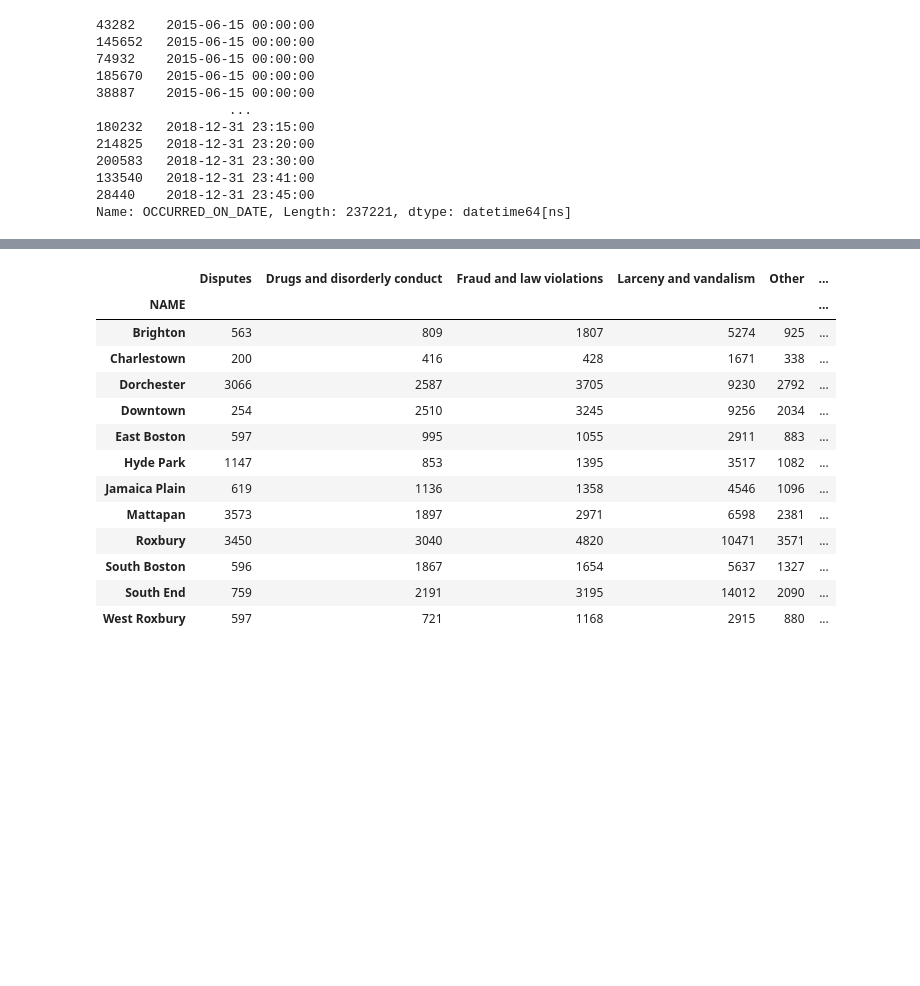
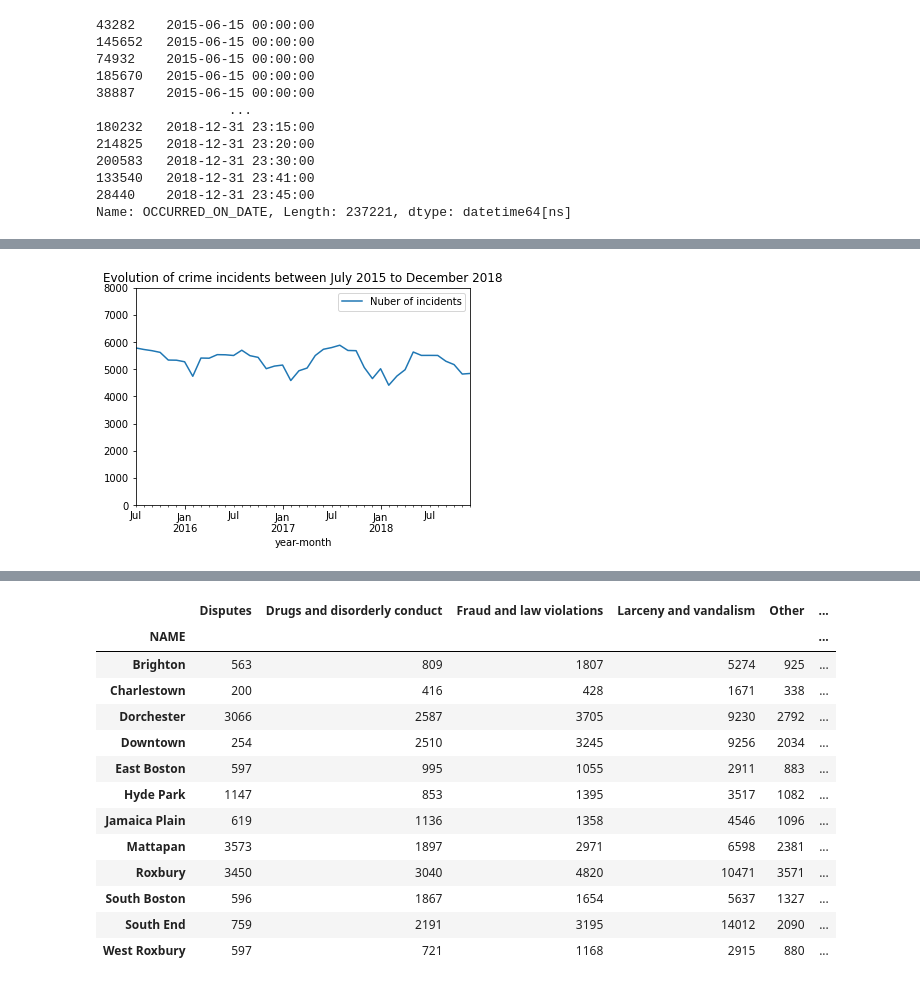
Before and after one commit to El-Doro/data-certification-exam, a Jupyter notebook: decision_science/Boston-pres-nb.ipynb, the cells around one changed output, grey strips where cells are left out. Saved outputs shown, nothing was run; the diff lists cells and outputs as text; code cells hidden in the pictures; blank space fills up the shorter version.

```diff
--- a/decision_science/Boston-pres-nb.ipynb
+++ b/decision_science/Boston-pres-nb.ipynb
@@ -44,0 +66,2 @@ KeyError: 'OCCURED_ON_DATE'
+# %%
+df_time = df_time.drop(columns=['OFFENSE_CODE_GROUP'])
@@ -44,0 +84,10 @@ KeyError: 'OCCURED_ON_DATE'
+# %%
+df_time2 = pd.pivot_table(data=df_time,
+                                values='INCIDENT_NUMBER',
+                                index=['year-month'],
+                                aggfunc='count')
+#df_time2.reset_index(inplace=True)
+# %%
+df_time2 = df_time2.iloc[1: , :]
+# %%
+df_time2.columns=['Nuber of incidents']
@@ -44,0 +96,6 @@ KeyError: 'OCCURED_ON_DATE'
+# %%
+df_time2.plot()
+plt.title('Evolution of crime incidents between July 2015 to December 2018')
+plt.ylim(0,8000);
+# %% [output]
+[figure, added]
```
Also changed, not shown: parts of 18 cells of this notebook, 2 other files.
